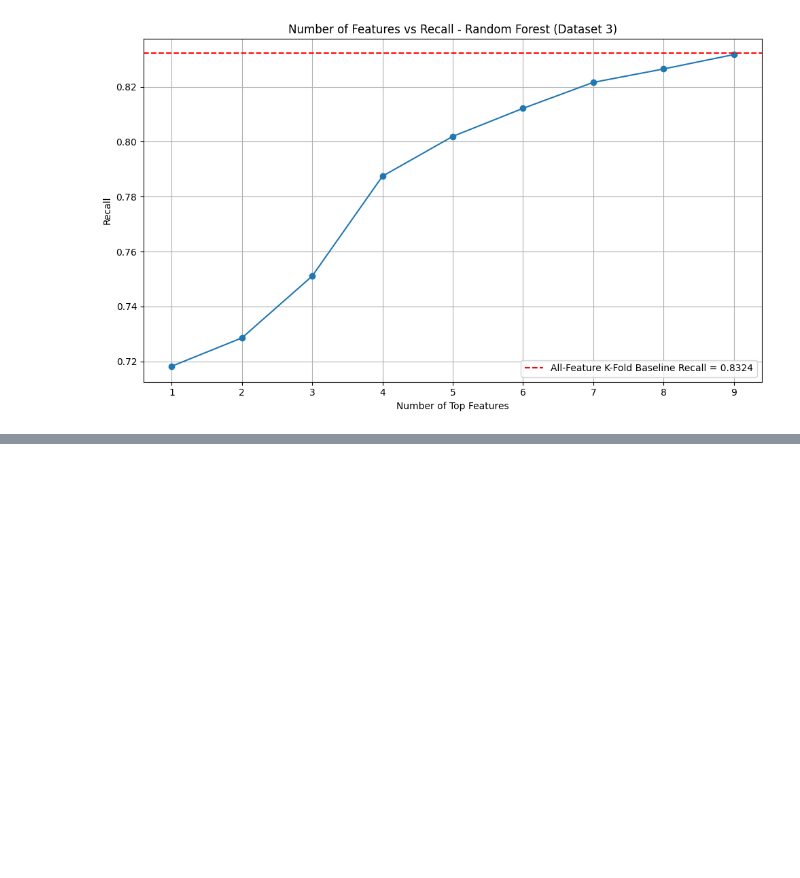
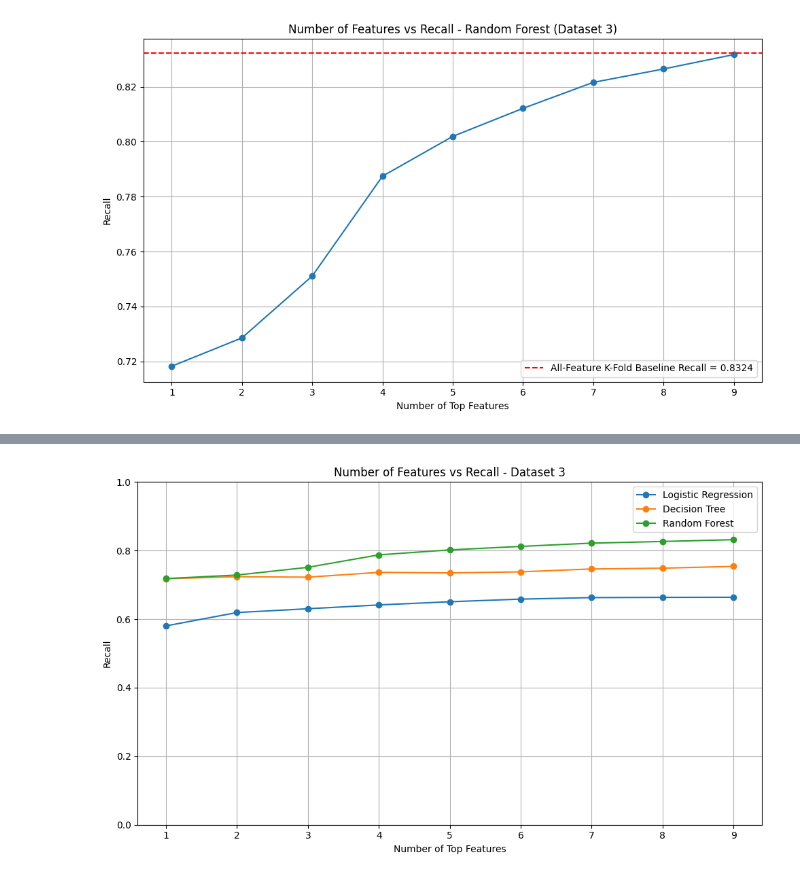
Before and after one commit to jeremy87lee/IS_PROJECT_TEAM_3, a Jupyter notebook: Dataset_Based/Dataset_3_Analysis.ipynb, the cells around one changed output, grey strips where cells are left out. Drawn from its saved outputs; the diff is of its cells as text; code cells hidden in the pictures; blank space fills up the shorter version.

```diff
--- a/Dataset_Based/Dataset_3_Analysis.ipynb
+++ b/Dataset_Based/Dataset_3_Analysis.ipynb
@@ -338,0 +1131,43 @@ Individual Feature Results (5-Fold CV)
+# %%
+# FINAL GRAPH: NUMBER OF FEATURES VS RECALL FOR ALL MODELS - DATASET 3
+
+plt.figure(figsize=(10, 6))
+
+plt.plot(
+    topk_lr3_results_df["Num_Features"],
+    topk_lr3_results_df["Recall"],
+    marker="o",
+    label="Logistic Regression"
+)
+
+plt.plot(
+    topk_dt3_results_df["Num_Features"],
+    topk_dt3_results_df["Recall"],
+    marker="o",
+    label="Decision Tree"
+)
+
+plt.plot(
+    topk_rf3_results_df["Num_Features"],
+    topk_rf3_results_df["Recall"],
+    marker="o",
+    label="Random Forest"
+)
+
+max_features = max(
+    topk_lr3_results_df["Num_Features"].max(),
+    topk_dt3_results_df["Num_Features"].max(),
+    topk_rf3_results_df["Num_Features"].max()
+)
+
+plt.title("Number of Features vs Recall - Dataset 3")
+plt.xlabel("Number of Top Features")
+plt.ylabel("Recall")
+plt.xticks(range(1, max_features + 1))
+plt.ylim(0, 1)
+plt.legend()
+plt.grid(True)
+plt.tight_layout()
+plt.show()
+# %% [output]
+[figure, added]
```
Also changed, not shown: parts of 7 cells of this notebook.
